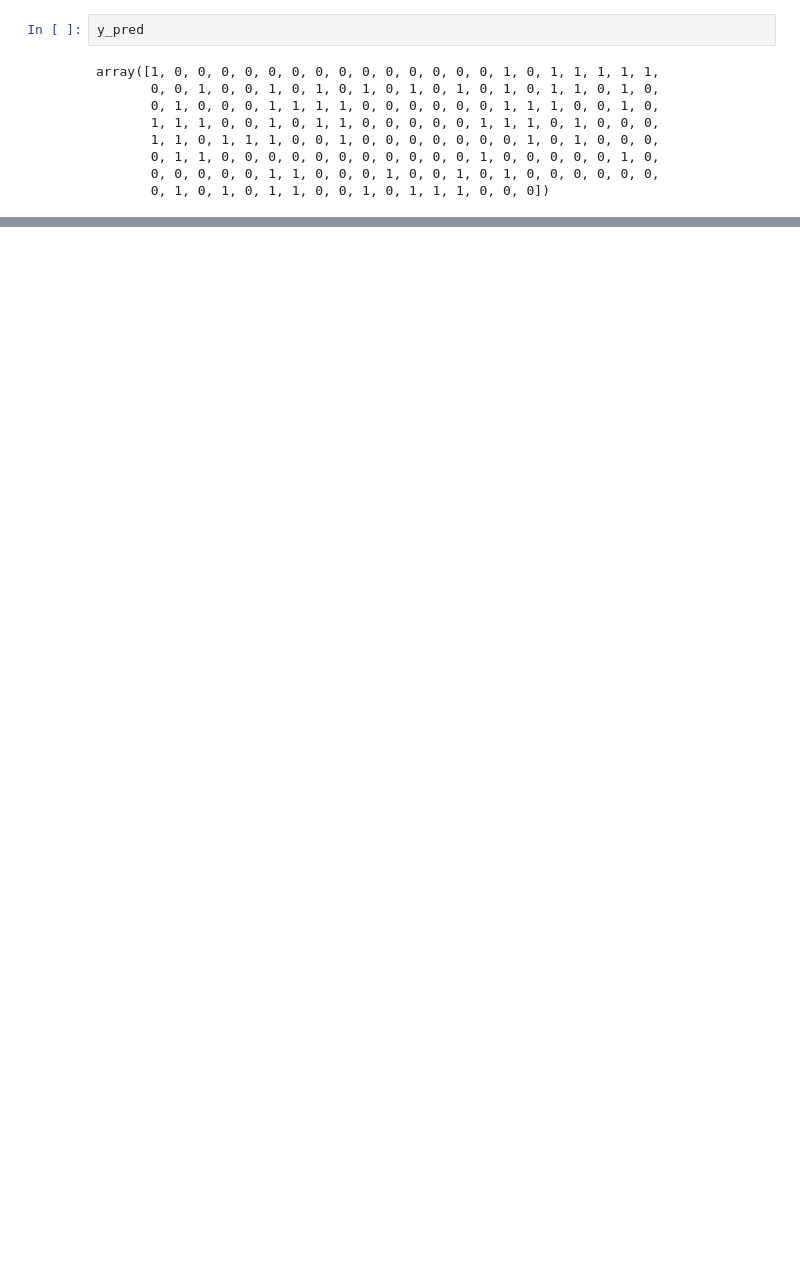
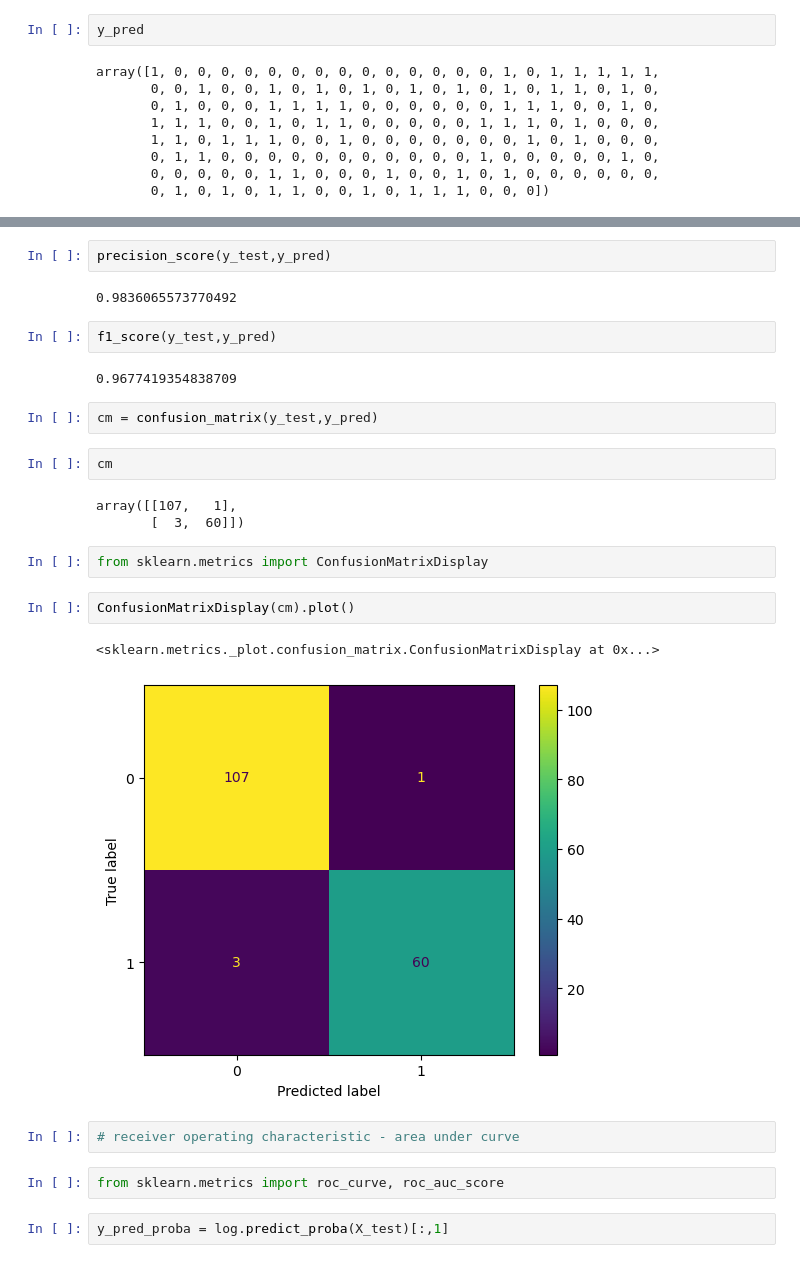
Before and after one commit to nachikethmurthy/Data-Science-Python-Sep-25, a Jupyter notebook: Module-4/LogisticRegression.ipynb, the cells around one changed output, grey strips where cells are left out. Cells and saved outputs as stored; diff of their text form; blank space fills up the shorter version.

```diff
--- a/Module-4/LogisticRegression.ipynb
+++ b/Module-4/LogisticRegression.ipynb
@@ -239,0 +344,28 @@ array([1, 0, 0, 0, 0, 0, 0, 0, 0, 0, 0, 0, 0, 0, 0, 1, 0, 1, 1, 1, 1, 1,
+# %%
+precision_score(y_test,y_pred)
+# %% [output]
+0.9836065573770492
+# %%
+f1_score(y_test,y_pred)
+# %% [output]
+0.9677419354838709
+# %%
+cm = confusion_matrix(y_test,y_pred)
+# %%
+cm
+# %% [output]
+array([[107,   1],
+       [  3,  60]])
+# %%
+from sklearn.metrics import ConfusionMatrixDisplay
+# %%
+ConfusionMatrixDisplay(cm).plot()
+# %% [output]
+<sklearn.metrics._plot.confusion_matrix.ConfusionMatrixDisplay at 0x...>
+[figure, added]
+# %%
+# receiver operating characteristic - area under curve
+# %%
+from sklearn.metrics import roc_curve, roc_auc_score
+# %%
+y_pred_proba = log.predict_proba(X_test)[:,1]
```
Also changed, not shown: parts of 18 cells of this notebook.
